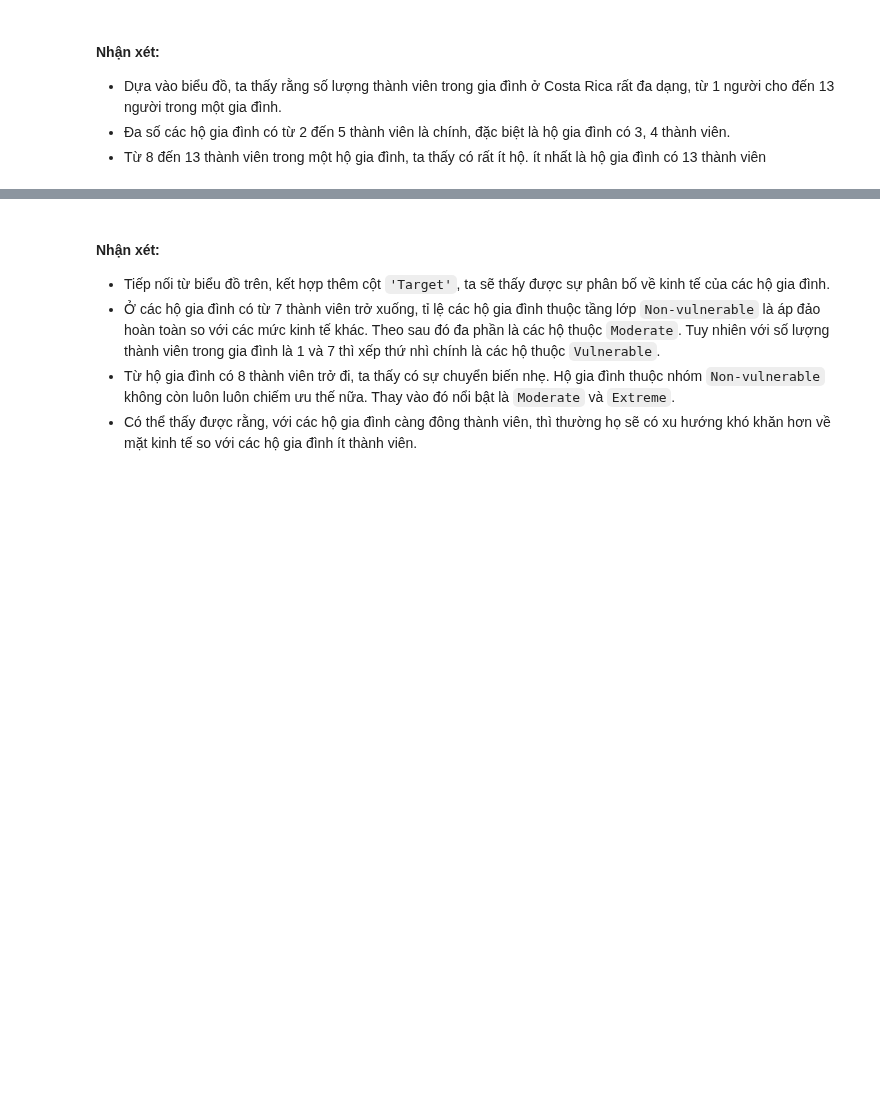
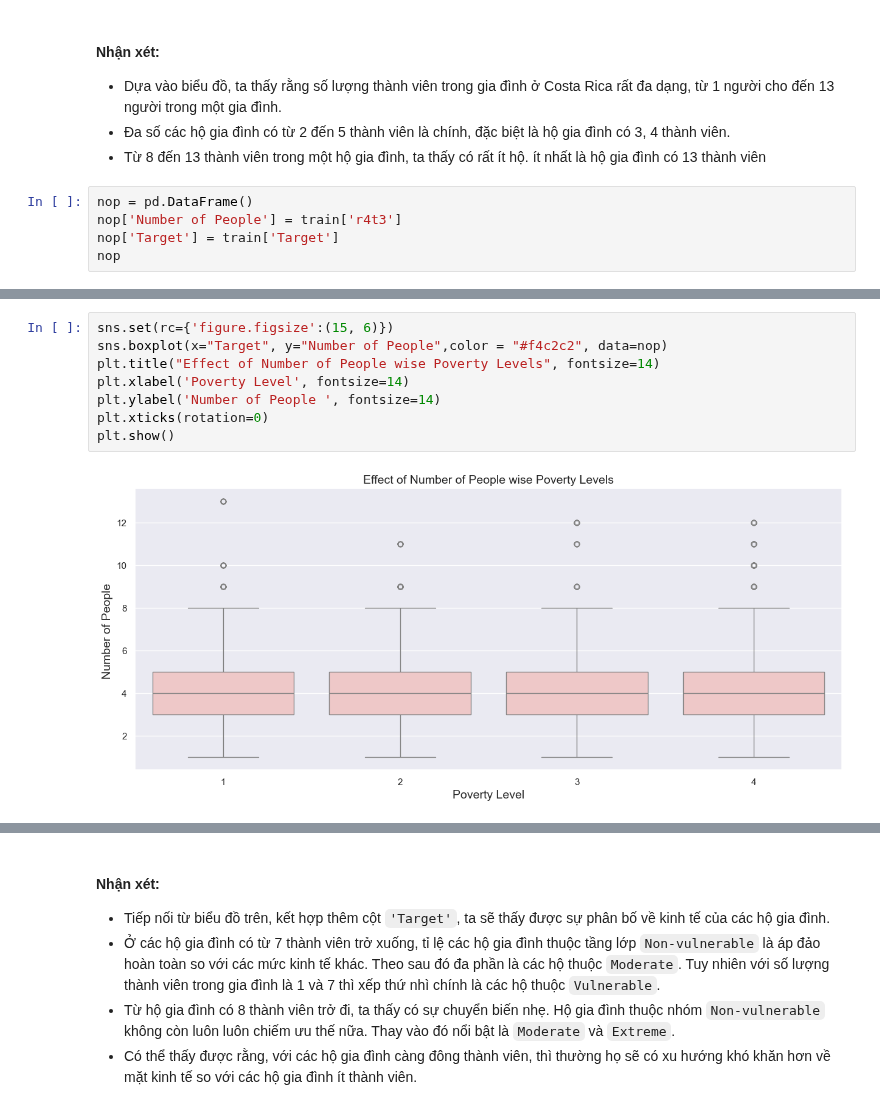
Before and after one commit to iam-Dylan/costa-rican-household, a Jupyter notebook: source/eda.ipynb, the cells around one changed output, grey strips where cells are left out. Saved outputs shown, nothing was run; the diff lists cells and outputs as text; blank space fills up the shorter version.

```diff
--- a/source/eda.ipynb
+++ b/source/eda.ipynb
@@ -38,3 +45,8 @@ Text(0, 0.5, 'Number')
 - Dựa vào biểu đồ, ta thấy rằng số lượng thành viên trong gia đình ở Costa Rica rất đa dạng, từ 1 người cho đến 13 người trong một gia đình.
 - Đa số các hộ gia đình có từ 2 đến 5 thành viên là chính, đặc biệt là hộ gia đình có 3, 4 thành viên.
 - Từ 8 đến 13 thành viên trong một hộ gia đình, ta thấy có rất ít hộ. ít nhất là hộ gia đình có 13 thành viên
+# %%
+nop = pd.DataFrame()
+nop['Number of People'] = train['r4t3']
+nop['Target'] = train['Target']
+nop
@@ -40,0 +67,10 @@ Text(0, 0.5, 'Number')
+# %%
+sns.set(rc={'figure.figsize':(15, 6)})
+sns.boxplot(x="Target", y="Number of People",color = "#f4c2c2", data=nop)
+plt.title("Effect of Number of People wise Poverty Levels", fontsize=14)
+plt.xlabel('Poverty Level', fontsize=14)
+plt.ylabel('Number of People ', fontsize=14)
+plt.xticks(rotation=0)
+plt.show()
+# %% [output]
+[figure, added]
```
Also changed, not shown: parts of 20 cells of this notebook, 2 other files.
